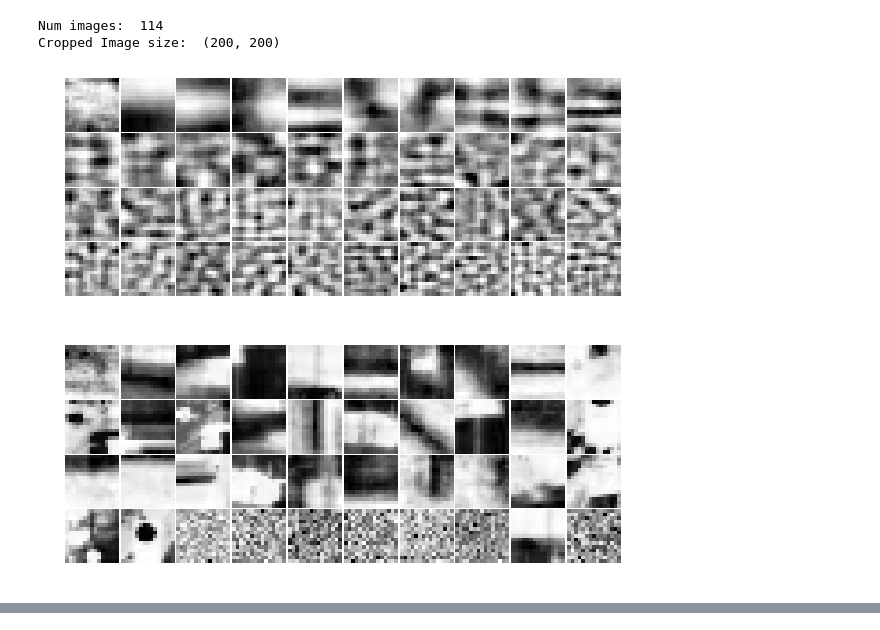
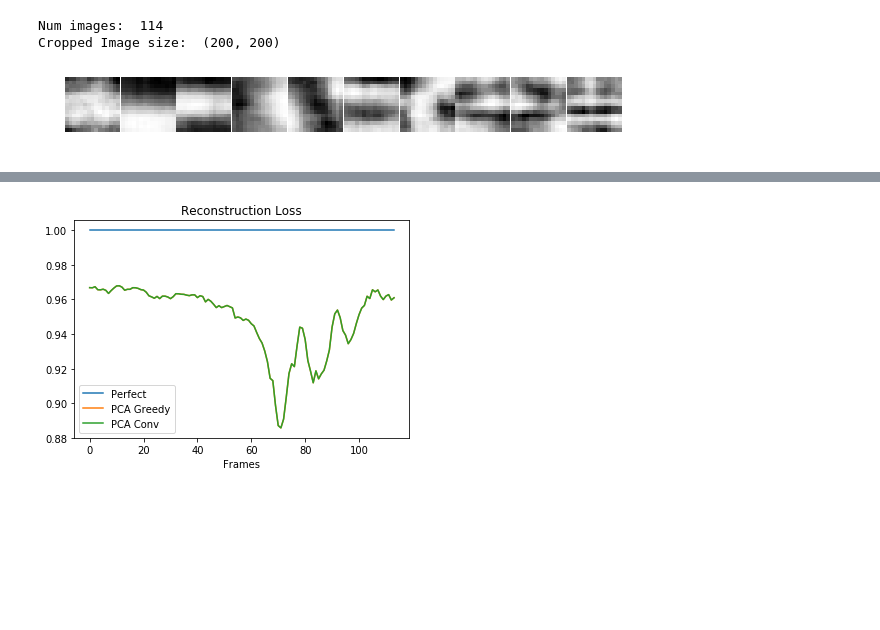
Before and after one commit to Lukeroberto/CS6140-MatchingPursuit, a Jupyter notebook: notebooks/Tests.ipynb, the cells around one changed output, grey strips where cells are left out. Cells and saved outputs as stored; diff of their text form; code cells hidden in the pictures; blank space fills up the shorter version.

```diff
--- a/notebooks/Tests.ipynb
+++ b/notebooks/Tests.ipynb
@@ -29,19 +29,17 @@ Num images:  114
 Cropped Image size:  (200, 200)
 # %%
 # Generate Dictionaries
-%matplotlib inline
 patch_size = 15
 num_samples = 500
-num_features = 40
+num_features = 10
 
 pca_features = generatePCADictionary(images, patch_size, num_samples, num_features)
-optsparse_features = generateOptSparseDictionary(images, patch_size, num_samples, num_features)
+# optsparse_features = generateOptSparseDictionary(images, patch_size, num_samples, num_features)
 
 plotDictionary(pca_features, "PCA")
-plotDictionary(optsparse_features, "OptSparse")
+# plotDictionary(optsparse_features, "OptSparse")
 # %% [output]
-[figure, old version]
+[figure, new version]
-[figure, removed]
 # %%
 # Run through whole video
 k = 200
@@ -68,3 +65,24 @@ recon_loss_optsparse = videoReconstructionLoss(images, recon_video_optsparse)
+# %%
+# Plot the loss as a function of time
+recon_loss_pca_greedy = videoLoss(images, recon_video_pca_greedy, reconstructionRatio)
+recon_loss_pca_conv = videoLoss(images, recon_video_pca_conv, reconstructionRatio)
+# recon_loss_pca_orth = videoLoss(images, recon_video_pca_orth, reconstructionRatio)
+
+# Other dictionaries
+# recon_loss_optsparse = videoLoss(images, recon_video_optsparse, reconstructionRatio)
+
+plt.plot(np.ones(len(images)), label="Perfect")
+plt.plot(recon_loss_pca_greedy, label="PCA Greedy")
+plt.plot(recon_loss_pca_conv, label="PCA Conv")
+# plt.plot(recon_loss_pca_orth, label="PCA Greedy")
+
+# plt.plot(recon_loss_optsparse, "g", label="OptSparse")
+plt.xlabel("Frames")
+plt.legend()
+plt.title("Reconstruction Loss")
+plt.show()
+# %% [output]
+[figure, added]
 # %%
 ani = compareVideos(images, recon_video_pca);
 HTML(ani.to_html5_video())
```
Also changed, not shown: parts of 6 cells of this notebook, 3 other files.
